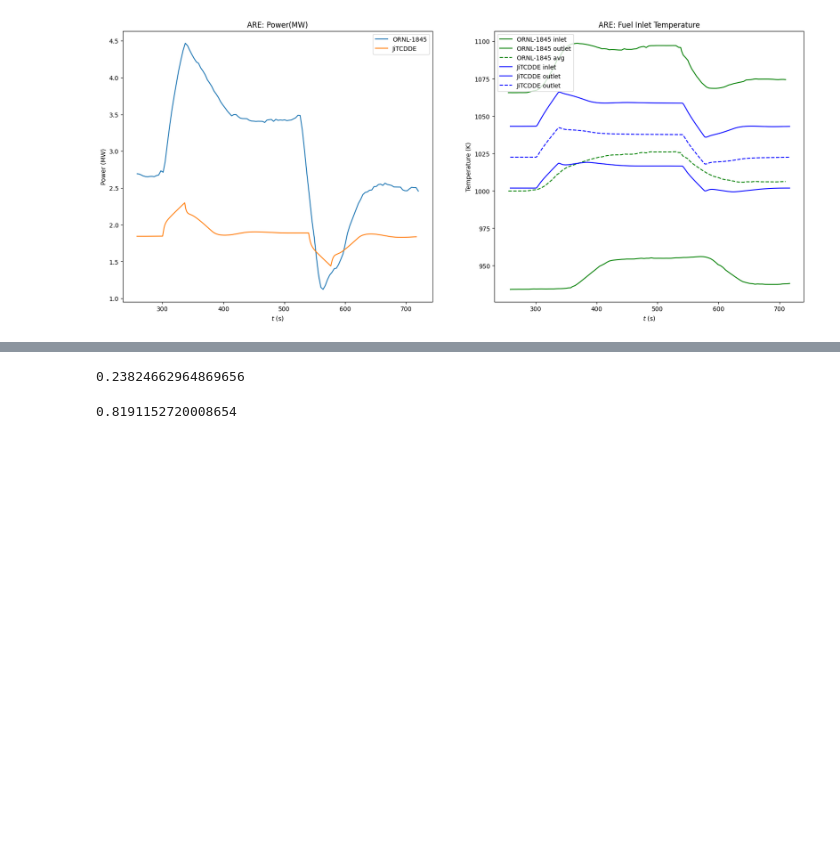
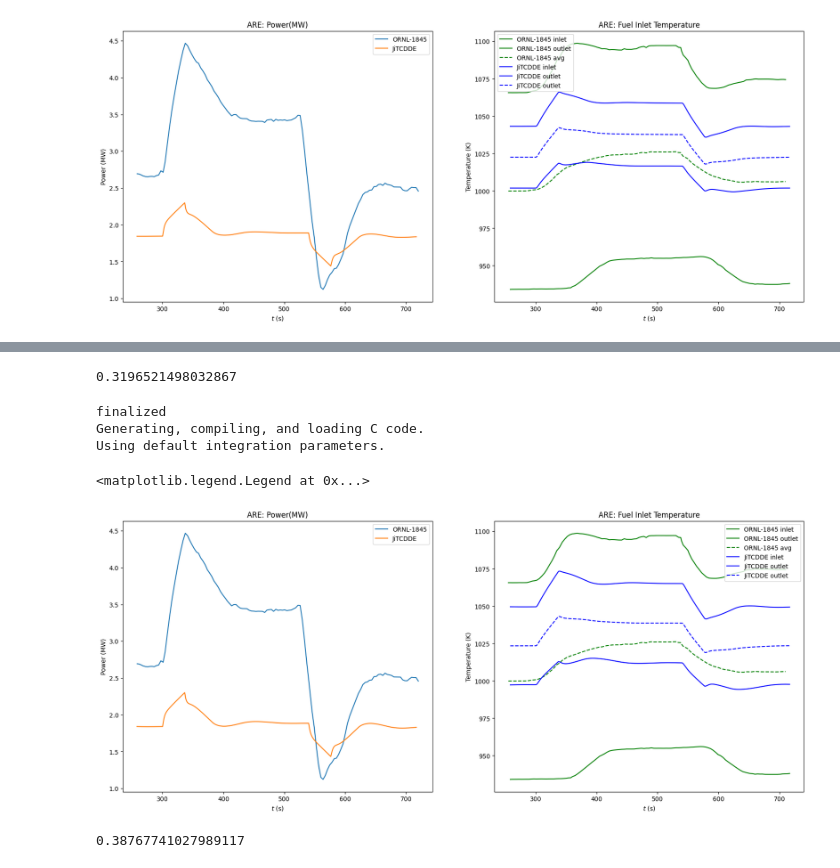
Before and after one commit to LukeLabrie/msc_eng_thesis, a Jupyter notebook: are/model_oop_insert_extraction.ipynb, the cells around one changed output, grey strips where cells are left out. Saved outputs shown, nothing was run; the diff lists cells and outputs as text; code cells hidden in the pictures; blank space fills up the shorter version.

```diff
--- a/are/model_oop_insert_extraction.ipynb
+++ b/are/model_oop_insert_extraction.ipynb
@@ -400,8 +391,4 @@ sol_jit = relax_fib_correct
-# %%
-(p_fuel[-1]+p_coolant[-1])/(P*n.y_out[-1])
-# %% [output]
-0.23824662964869656
-# %%
-p_fuel[-1]/p_tot[-1]
-# %% [output]
-0.8191152720008654
+# %%
+pct_tot[-1]
+# %% [output]
+0.3196521498032867
@@ -407,0 +413,45 @@ p_fuel[-1]/p_tot[-1]
+# %%
+# solve system
+sol_jit = ARE.solve(T)
+# %% [output]
+finalized
+Generating, compiling, and loading C code.
+Using default integration parameters.
+# %%
+fig,axs = plt.subplots(1,2,figsize=(20,8))
+
+# from relaxations import relax_feedback_insertion_beta
+# sol_jit = relax_feedback_insertion_beta([-2.00000000e-04,  4.99999886e-05,  1.47679144e-04,  7.31105685e-03, 1.00000000e-03])
+
+axs[0].plot(df_power[0]*60-adj,df_power[1],label="ORNL-1845")
+axs[0].plot(T_insert,[s*P for s in n.y_out[i_insert[0]:(i_insert[-1]+1)]],label="JiTCDDE")
+axs[0].set_xlabel(r"$t$ (s)")
+axs[0].set_ylabel("Power (MW)")
+axs[0].set_title("ARE: Power(MW)")
+axs[0].legend()
+
+ornl_avg = (df_inlet[1]+df_outlet[1])/2
+jitcdde_avg = (pd.DataFrame([s[0] for s in sol_jit])+pd.DataFrame([s[1] for s in sol_jit]))/2
+
+axs[1].plot(df_inlet[0]*60-adj,df_inlet[1],label="ORNL-1845 inlet",color="green")
+axs[1].plot(df_outlet[0]*60-adj,df_outlet[1],label="ORNL-1845 outlet",color="green")
+axs[1].plot(df_outlet[0]*60-adj,ornl_avg,label="ORNL-1845 avg",color="green",linestyle="--")
+axs[1].plot(T_insert,[s[0] for s in sol_jit[i_insert[0]:(i_insert[-1]+1)]],label="JiTCDDE inlet",color="blue")
+axs[1].plot(T_insert,[s[1] for s in sol_jit[i_insert[0]:(i_insert[-1]+1)]],label="JiTCDDE outlet",color="blue")
+axs[1].plot(T_insert,jitcdde_avg[i_insert[0]:(i_insert[-1]+1)],label="JiTCDDE outlet",color="blue",linestyle="--")
+axs[1].set_xlabel(r"$t$ (s)")
+axs[1].set_ylabel("Temperature (K)")
+axs[1].set_title("ARE: Fuel Inlet Temperature")
+axs[1].legend()
+# %% [output]
+<matplotlib.legend.Legend at 0x...>
+[figure, added]
+# %%
+dT_coolant = [c_c2.y_out[i] - c_c1.y_out[i] for i in range(len(T))]
+dT_fuel = [c_f2.y_out[i] - c_f1.y_out[i] for i in range(len(T))]
+p_fuel = [dT_fuel[i]*W_f*scp_f for i in range(len(dT_fuel))]
+p_coolant = [dT_coolant[i]*W_c*scp_c for i in range(len(dT_coolant))]
+p_tot = [p_fuel[i]+p_coolant[i] for i in range(len(p_fuel))]
+(dT_coolant[-1]*W_c*scp_c)+(dT_fuel[-1]*W_f*scp_f)/(P*n.y_out[-1])
+# %% [output]
+0.38767741027989117
```
Also changed, not shown: parts of 11 cells of this notebook, 8 other files.
